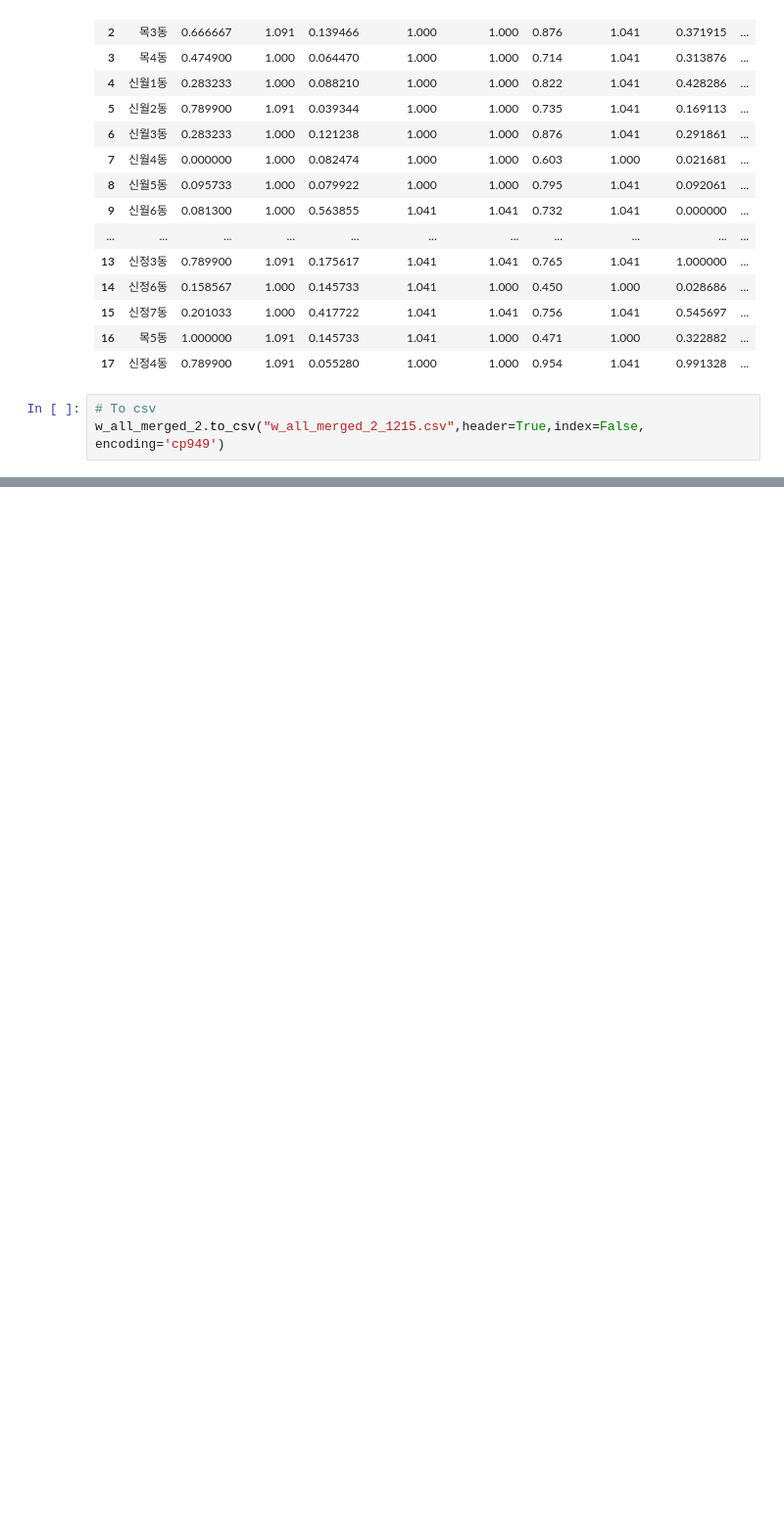
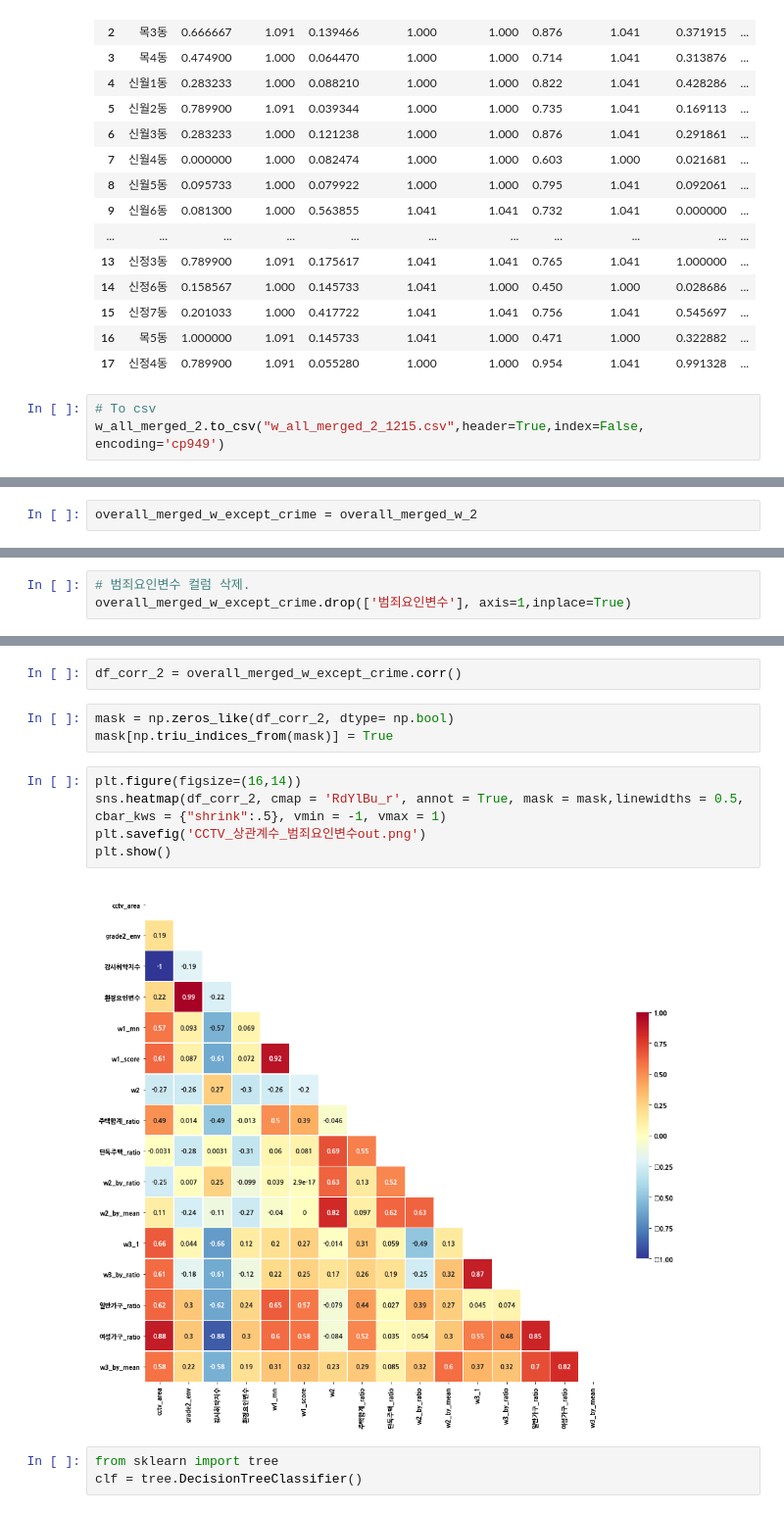
Before and after one commit to AdonisHan/yc_cctv_1214, a Jupyter notebook: data_for_emd_cctv_1214.ipynb, the cells around one changed output, grey strips where cells are left out. Shown at 98% size. Saved outputs shown, nothing was run; the diff lists cells and outputs as text; blank space fills up the shorter version.

```diff
--- a/data_for_emd_cctv_1214.ipynb
+++ b/data_for_emd_cctv_1214.ipynb
@@ -844,0 +923,2 @@ w_all_merged_2.to_csv("w_all_merged_2_1215.csv",header=True,index=False, encodin
+# %%
+overall_merged_w_except_crime = overall_merged_w_2
@@ -844,0 +938,3 @@ w_all_merged_2.to_csv("w_all_merged_2_1215.csv",header=True,index=False, encodin
+# %%
+# 범죄요인변수 컬럼 삭제.
+overall_merged_w_except_crime.drop(['범죄요인변수'], axis=1,inplace=True)
@@ -844,0 +961,15 @@ w_all_merged_2.to_csv("w_all_merged_2_1215.csv",header=True,index=False, encodin
+# %%
+df_corr_2 = overall_merged_w_except_crime.corr()
+# %%
+mask = np.zeros_like(df_corr_2, dtype= np.bool)
+mask[np.triu_indices_from(mask)] = True
+# %%
+plt.figure(figsize=(16,14))
+sns.heatmap(df_corr_2, cmap = 'RdYlBu_r', annot = True, mask = mask,linewidths = 0.5, cbar_kws = {"shrink":.5}, vmin = -1, vmax = 1)
+plt.savefig('CCTV_상관계수_범죄요인변수out.png')
+plt.show()
+# %% [output]
+[figure, added]
+# %%
+from sklearn import tree
+clf = tree.DecisionTreeClassifier()
```
Also changed, not shown: parts of 31 cells of this notebook.
